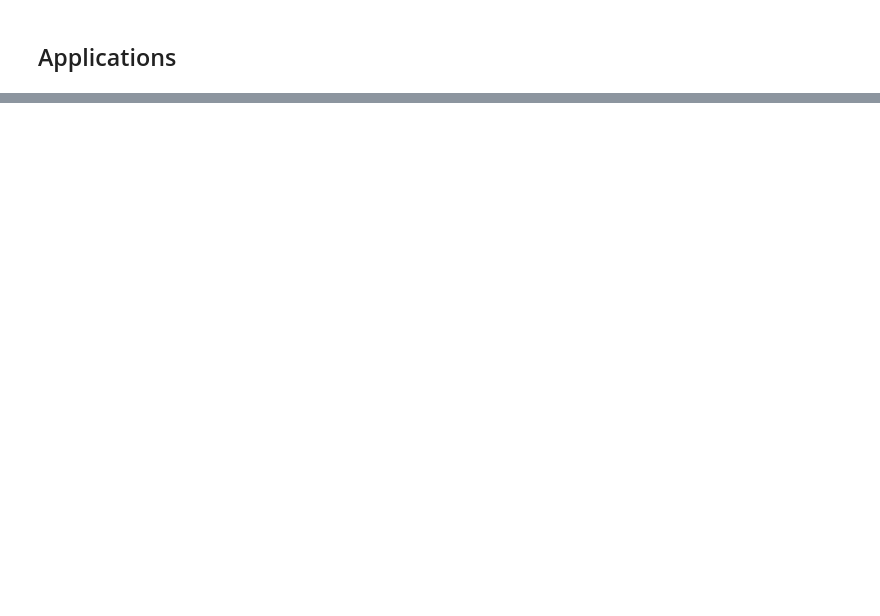
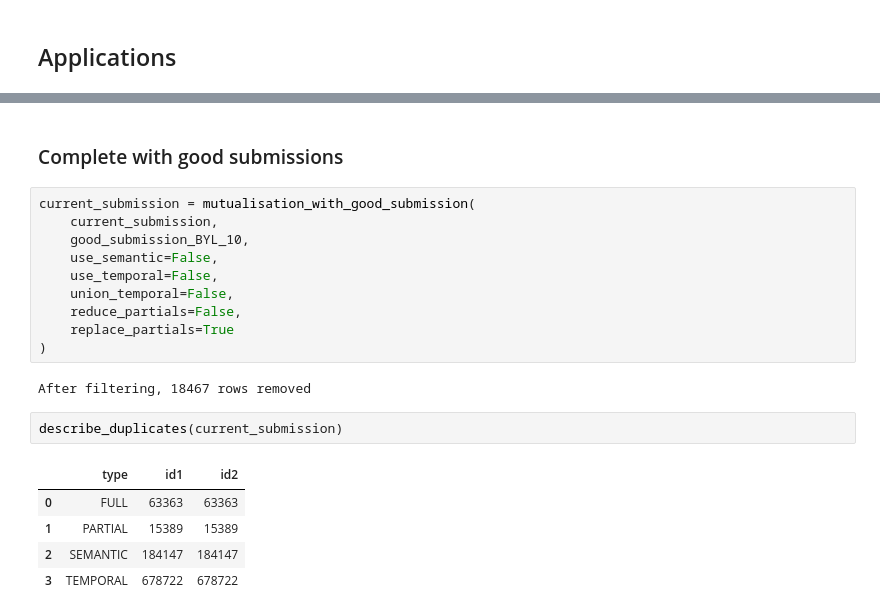
Before and after one commit to antoine-palazz/deduplication, a Jupyter notebook: notebooks/use_past_submissions.ipynb, the cells around one changed output, grey strips where cells are left out. Cells and saved outputs as stored; diff of their text form; blank space fills up the shorter version.

```diff
--- a/notebooks/use_past_submissions.ipynb
+++ b/notebooks/use_past_submissions.ipynb
@@ -117,0 +267,22 @@ describe_duplicates(current_submission)
+# %% [markdown]
+### Complete with good submissions
+# %%
+current_submission = mutualisation_with_good_submission(
+    current_submission,
+    good_submission_BYL_10,
+    use_semantic=False,
+    use_temporal=False,
+    union_temporal=False,
+    reduce_partials=False,
+    replace_partials=True
+)
+# %% [output]
+After filtering, 18467 rows removed
+# %%
+describe_duplicates(current_submission)
+# %% [output]
+|  | type | id1 | id2 |
+| 0 | FULL | 63363 | 63363 |
+| 1 | PARTIAL | 15389 | 15389 |
+| 2 | SEMANTIC | 184147 | 184147 |
+| 3 | TEMPORAL | 678722 | 678722 |
```
Also changed, not shown: parts of 48 cells of this notebook, 1 other file.
